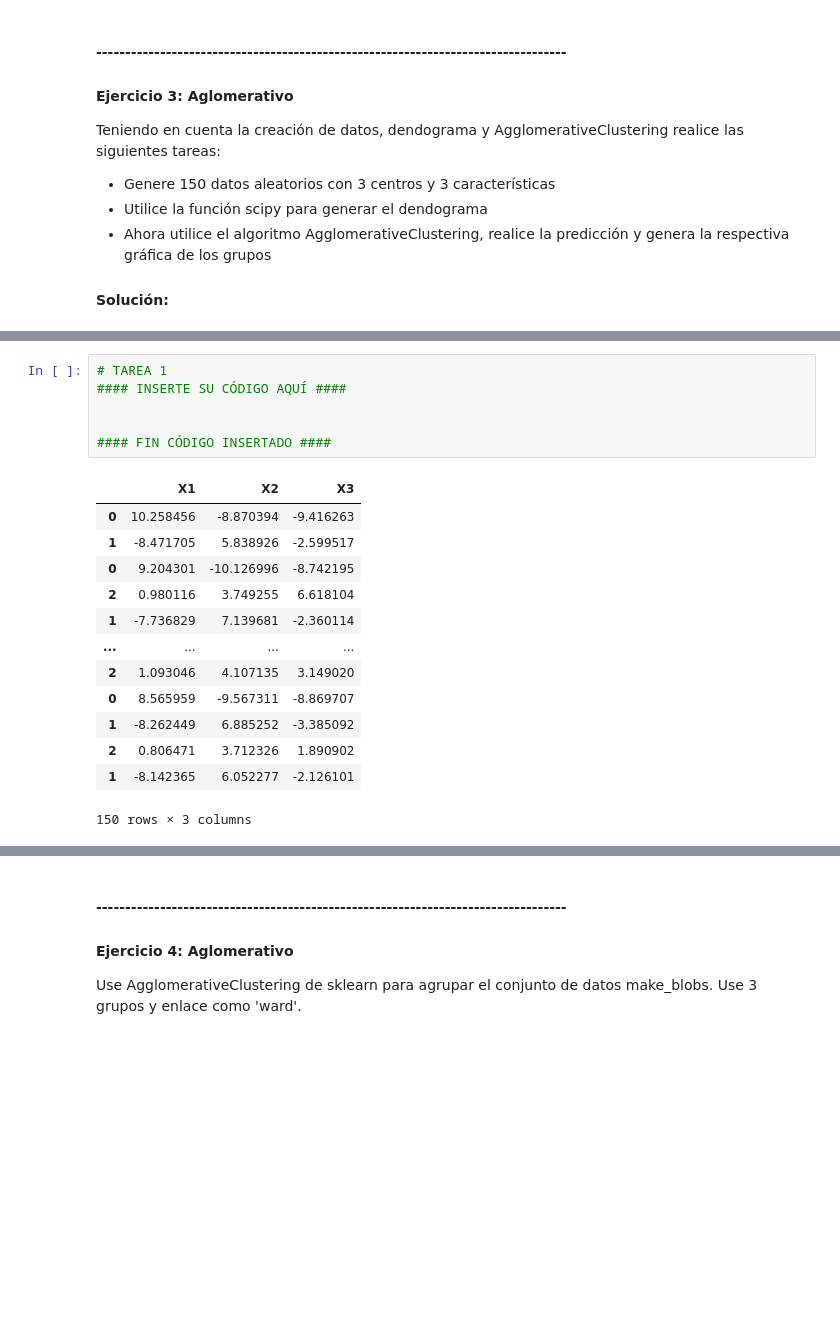
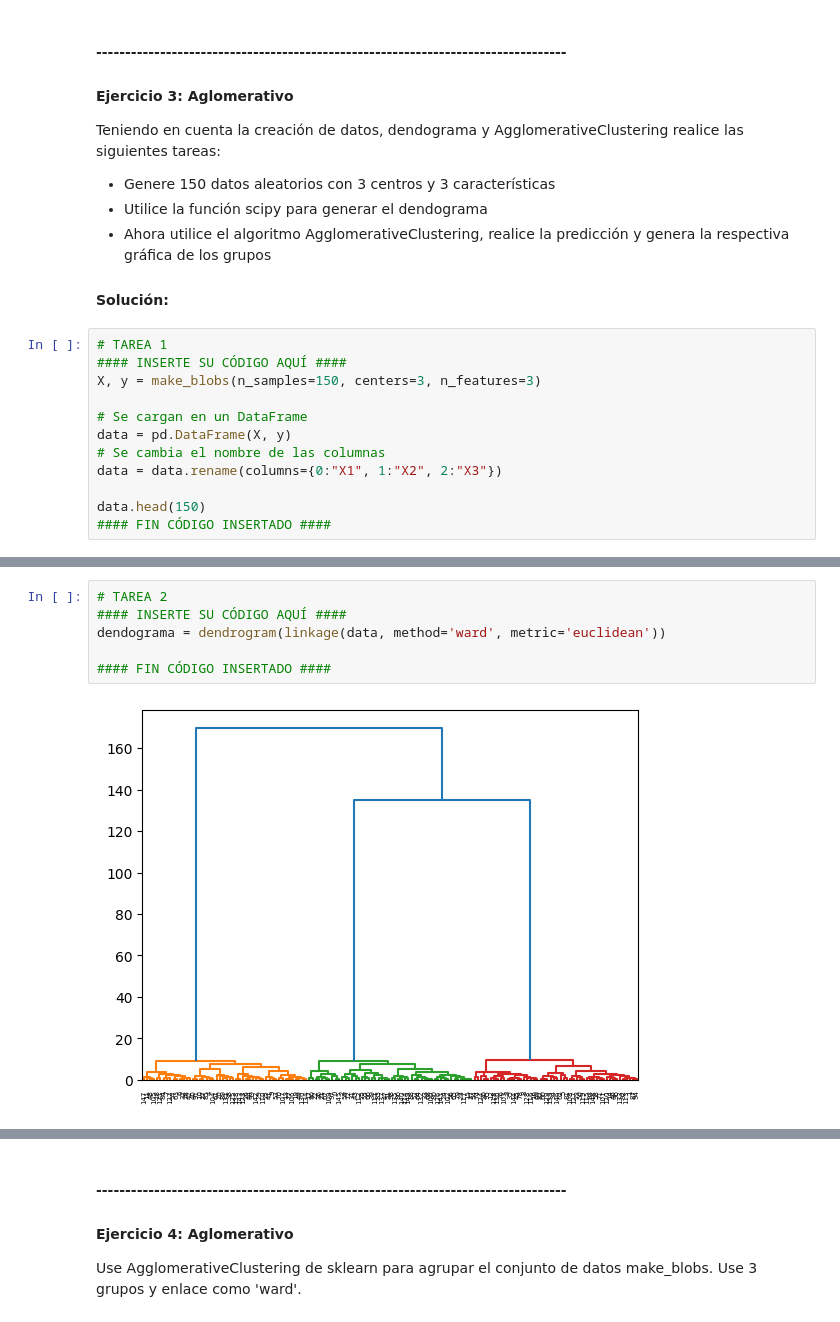
Before and after one commit to brayamrt/DiplomadoPython, a Jupyter notebook: section_06-Agglomerative/Part2/lab_students.ipynb, the cells around one changed output, grey strips where cells are left out. Cells and saved outputs as stored; diff of their text form; blank space fills up the shorter version.

```diff
--- a/section_06-Agglomerative/Part2/lab_students.ipynb
+++ b/section_06-Agglomerative/Part2/lab_students.ipynb
@@ -164,3 +243,15 @@ Teniendo en cuenta la creación de datos, dendograma y AgglomerativeClustering r
 - Ahora utilice el algoritmo AgglomerativeClustering, realice la predicción y genera la respectiva gráfica de los grupos
 
 #### Solución:
+# %%
+# TAREA 1
+#### INSERTE SU CÓDIGO AQUÍ ####
+X, y = make_blobs(n_samples=150, centers=3, n_features=3)
+
+# Se cargan en un DataFrame
+data = pd.DataFrame(X, y)
+# Se cambia el nombre de las columnas
+data = data.rename(columns={0:"X1", 1:"X2", 2:"X3"})
+
+data.head(150)
+#### FIN CÓDIGO INSERTADO ####
@@ -167,20 +272,8 @@ Teniendo en cuenta la creación de datos, dendograma y AgglomerativeClustering r
 # %%
-# TAREA 1
+# TAREA 2
 #### INSERTE SU CÓDIGO AQUÍ ####
-
+dendograma = dendrogram(linkage(data, method='ward', metric='euclidean'))
 
 #### FIN CÓDIGO INSERTADO ####
 # %% [output]
-|  | X1 | X2 | X3 |
-| 0 | 10.258456 | -8.870394 | -9.416263 |
-| 1 | -8.471705 | 5.838926 | -2.599517 |
-| 0 | 9.204301 | -10.126996 | -8.742195 |
-| 2 | 0.980116 | 3.749255 | 6.618104 |
-| 1 | -7.736829 | 7.139681 | -2.360114 |
-| ... | ... | ... | ... |
-| 2 | 1.093046 | 4.107135 | 3.149020 |
-| 0 | 8.565959 | -9.567311 | -8.869707 |
-| 1 | -8.262449 | 6.885252 | -3.385092 |
-| 2 | 0.806471 | 3.712326 | 1.890902 |
-| 1 | -8.142365 | 6.052277 | -2.126101 |
-150 rows × 3 columns
+[figure, added]
```
Also changed, not shown: parts of 21 cells of this notebook, 1 other file.
